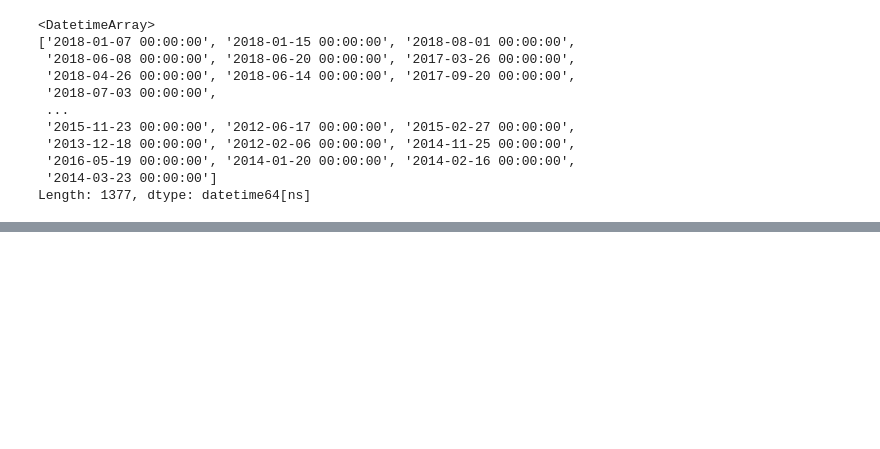
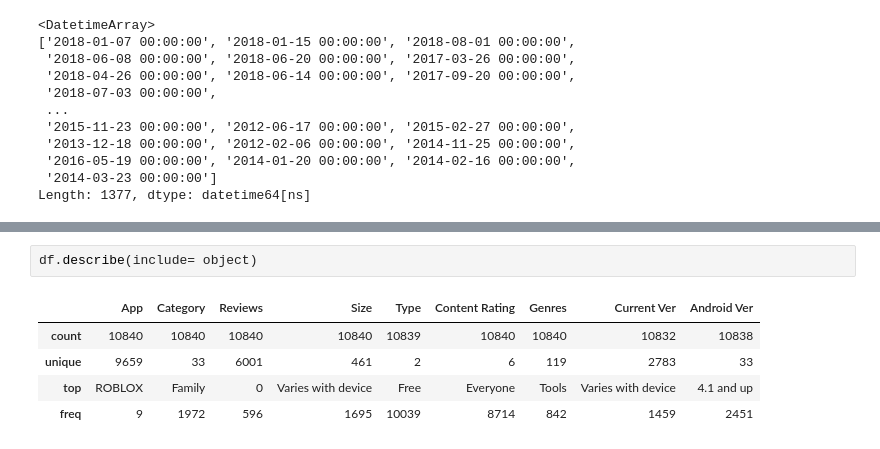
Before and after one commit to tmmendoza29/Python-Experiments, a Jupyter notebook: Google Play Store Apps/Google Play Store Analysis.ipynb, the cells around one changed output, grey strips where cells are left out. Cells and saved outputs as stored; diff of their text form; blank space fills up the shorter version.

```diff
--- a/Google Play Store Apps/Google Play Store Analysis.ipynb
+++ b/Google Play Store Apps/Google Play Store Analysis.ipynb
@@ -295,0 +327,8 @@ df.head()
+# %%
+df.describe(include= object)
+# %% [output]
+|  | App | Category | Reviews | Size | Type | Content Rating | Genres | Current Ver | Android Ver |
+| count | 10840 | 10840 | 10840 | 10840 | 10839 | 10840 | 10840 | 10832 | 10838 |
+| unique | 9659 | 33 | 6001 | 461 | 2 | 6 | 119 | 2783 | 33 |
+| top | ROBLOX | Family | 0 | Varies with device | Free | Everyone | Tools | Varies with device | 4.1 and up |
+| freq | 9 | 1972 | 596 | 1695 | 10039 | 8714 | 842 | 1459 | 2451 |
```
Also changed, not shown: parts of 4 cells of this notebook.
